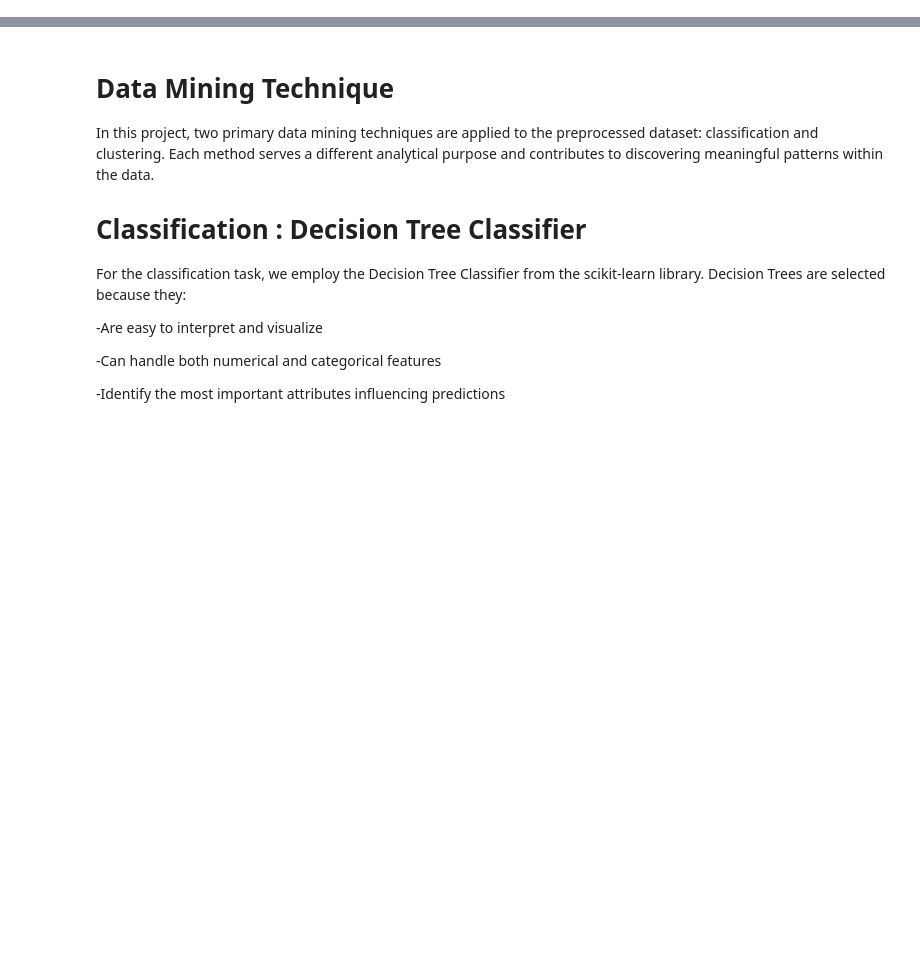
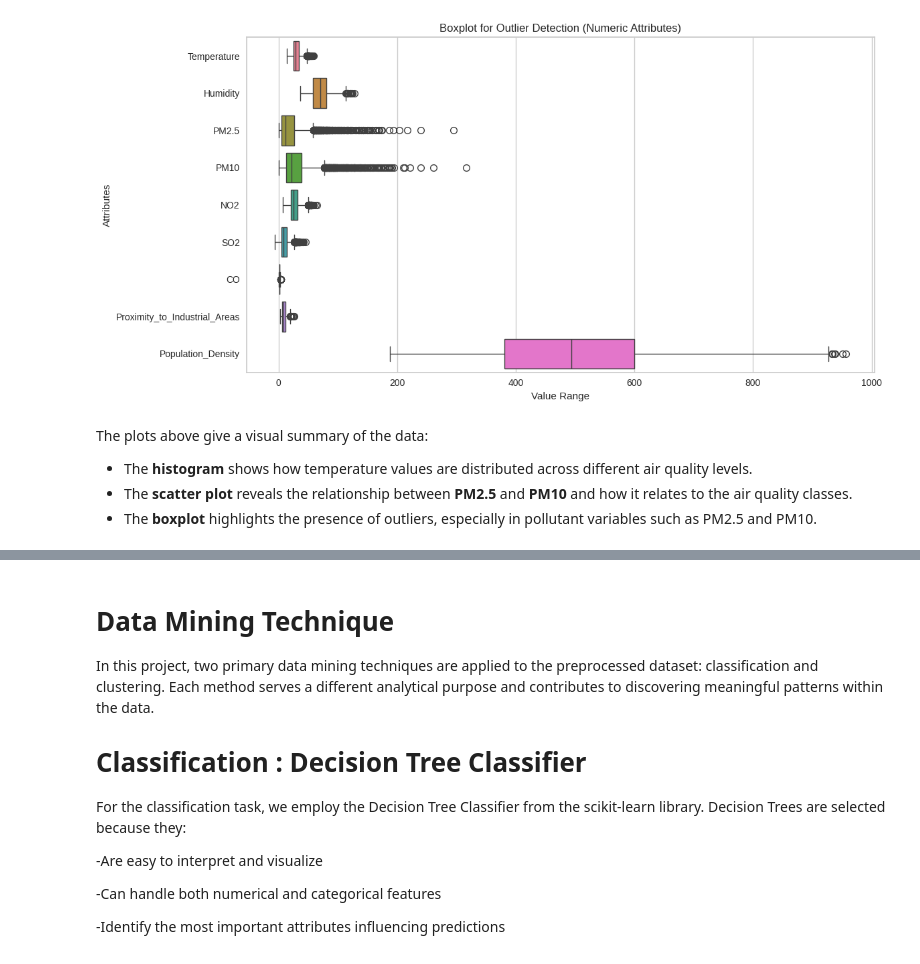
Before and after one commit to AdwaaNasser/DataMiningProject, a Jupyter notebook: Phase3.ipynb, the cells around one changed output, grey strips where cells are left out. Saved outputs shown, nothing was run; the diff lists cells and outputs as text; code cells hidden in the pictures; blank space fills up the shorter version.

```diff
--- a/Phase3.ipynb
+++ b/Phase3.ipynb
@@ -12,0 +138,7 @@ import seaborn as sns
+# %%
+numeric_cols = ['Temperature','Humidity','PM2.5','PM10','NO2','SO2','CO',
+                'Proximity_to_Industrial_Areas','Population_Density']
+
+summary = df.describe()[numeric_cols].T
+five_number_summary = summary[['min', '25%', '50%', '75%', 'max']]
+five_number_summary
@@ -12,0 +242,17 @@ import seaborn as sns
+# %%
+# Boxplot for outlier inspection (all numeric columns)
+plt.figure(figsize=(12,6))
+sns.boxplot(data=df[numeric_cols], orient='h')
+plt.title('Boxplot for Outlier Detection (Numeric Attributes)')
+plt.xlabel('Value Range')
+plt.ylabel('Attributes')
+plt.tight_layout()
+plt.show()
+# %% [output]
+[figure, added]
+# %% [markdown]
+The plots above give a visual summary of the data:
+
+- The **histogram** shows how temperature values are distributed across different air quality levels.
+- The **scatter plot** reveals the relationship between **PM2.5** and **PM10** and how it relates to the air quality classes.
+- The **boxplot** highlights the presence of outliers, especially in pollutant variables such as PM2.5 and PM10.
```
Also changed, not shown: parts of 34 cells of this notebook.
